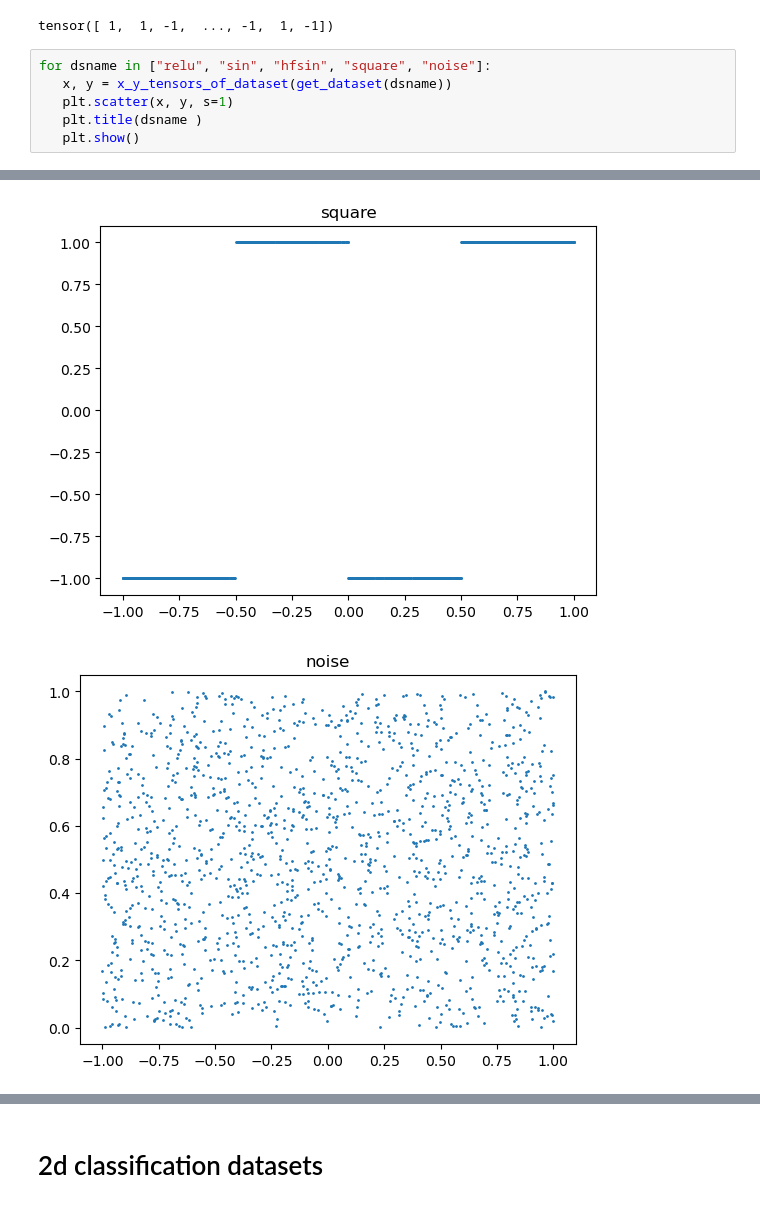
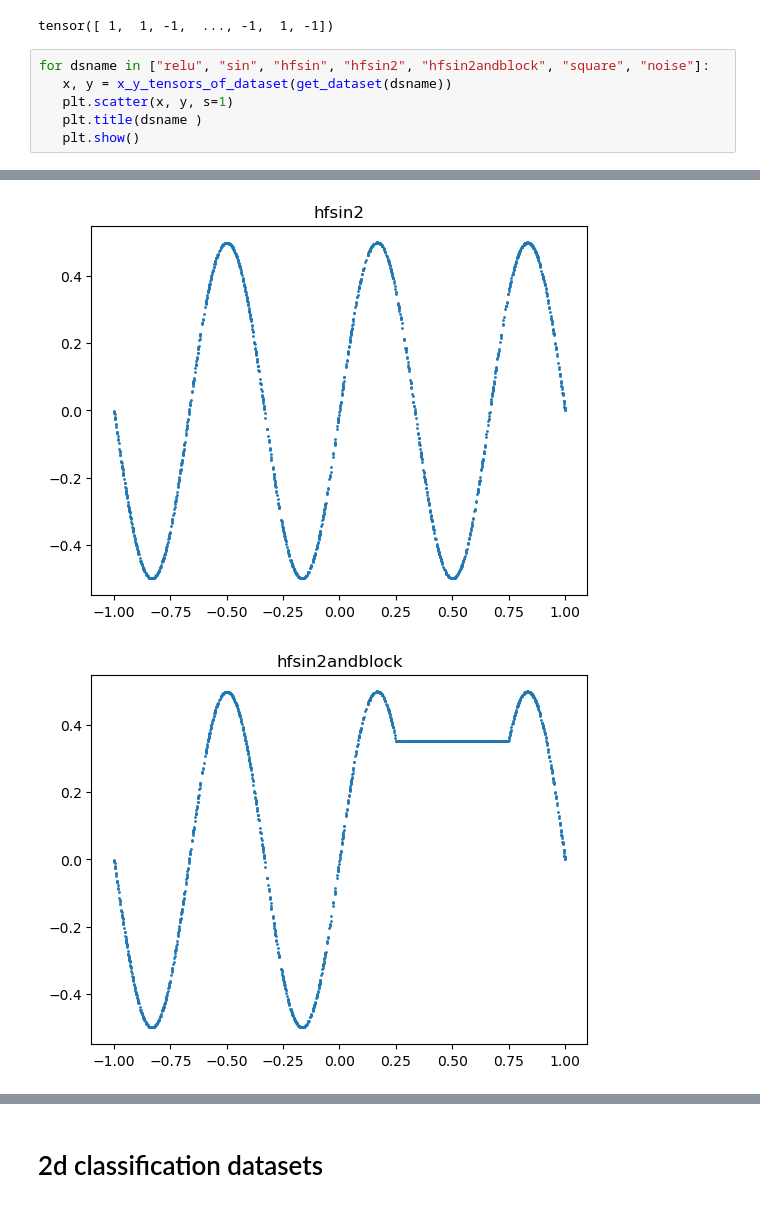
Before and after one commit to LRudL/dots, a Jupyter notebook: notebooks/datasets.ipynb, the cells around one changed output, grey strips where cells are left out. Saved outputs shown, nothing was run; the diff lists cells and outputs as text.

Commit message:
2D U-FEATURE PLOTTINGgit add .!

```diff
--- a/notebooks/datasets.ipynb
+++ b/notebooks/datasets.ipynb
@@ -30,14 +30,14 @@ y
 # %% [output]
 tensor([ 1,  1, -1,  ..., -1,  1, -1])
 # %%
-for dsname in ["relu", "sin", "hfsin", "square", "noise"]:
+for dsname in ["relu", "sin", "hfsin", "hfsin2", "hfsin2andblock", "square", "noise"]:
    x, y = x_y_tensors_of_dataset(get_dataset(dsname))
    plt.scatter(x, y, s=1)
    plt.title(dsname )
    plt.show()
 # %% [output]
 [figure]
 [figure]
 [figure]
-[figure, old version]
+[figure, new version]
-[figure, old version]
+[figure, new version]
```
Also changed, not shown: parts of 4 cells of this notebook, 8 other files.
